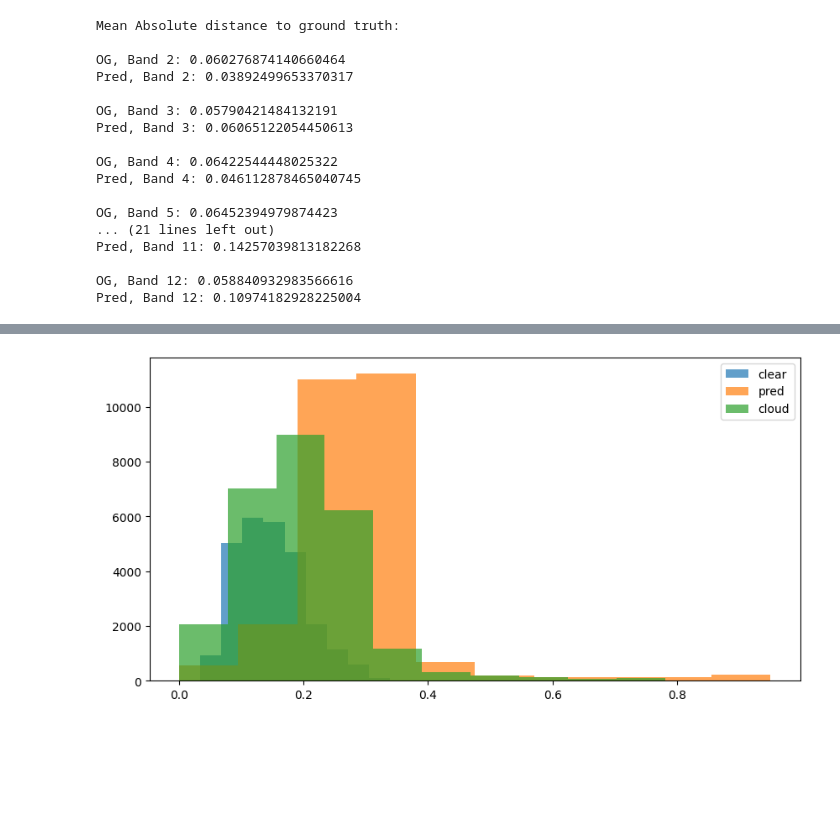
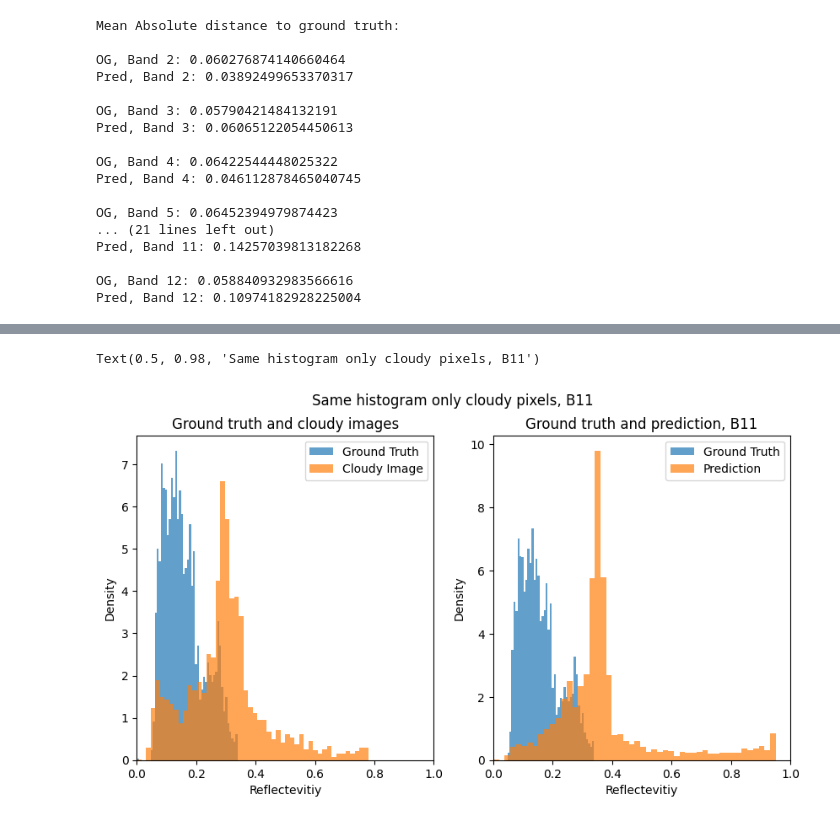
Before and after one commit to chiara-aisweden/cloud_rm, a Jupyter notebook: Cloud_rm/forest_agency_get_all_pairs.ipynb, the cells around one changed output, grey strips where cells are left out. Cells and saved outputs as stored; diff of their text form; code cells hidden in the pictures; blank space fills up the shorter version.

```diff
--- a/Cloud_rm/forest_agency_get_all_pairs.ipynb
+++ b/Cloud_rm/forest_agency_get_all_pairs.ipynb
@@ -520,7 +625,7 @@ Pred, Band 12: 0.10974182928225004
 # %%
-clear_array=np.zeros((1,12))
-pred_array=np.zeros((1,12))
-cloud_array=np.zeros((1,12))
+clear_array_c=np.zeros((1,12))
+pred_array_c=np.zeros((1,12))
+cloud_array_c=np.zeros((1,12))
 p_c=0
 percent=0.2
 for i,dir in enumerate(directories):
@@ -533,6 +638,11 @@ for i,dir in enumerate(directories):
         im_pred=ims_preds[j]
 
         im_shape=np.shape(im_pred)
+
+        cloud_mask=im_cloud[:,:,-1]
+        cloud_mask_r=np.reshape(cloud_mask,im_shape[0]*im_shape[1])
+        cloud_mask_r=cloud_mask_r>0
+
         im_pred_r=np.zeros((im_shape[0]*im_shape[1],im_shape[2])) #+1 for sun zenith angle
         im_clear_r=np.zeros((im_shape[0]*im_shape[1],im_shape[2])) #+1 for sun zenith angle
         im_cloud_r=np.zeros((im_shape[0]*im_shape[1],im_shape[2])) #+1 for sun zenith angle
@@ -541,17 +651,38 @@ for i,dir in enumerate(directories):
             im_clear_r[:,i]=np.reshape(im_clear[:,:,i],im_shape[0]*im_shape[1])
             im_cloud_r[:,i]=np.reshape(im_cloud[:,:,i],im_shape[0]*im_shape[1])
 
-        clear_array=np.concatenate((clear_array,im_clear_r[:,0:12]))
-        pred_array=np.concatenate((pred_array,im_pred_r))
-        cloud_array=np.concatenate((cloud_array,im_cloud_r))
+        im_pred_r=im_pred_r[cloud_mask_r,:]
+        im_clear_r=im_clear_r[cloud_mask_r,:]
+        im_cloud_r=im_cloud_r[cloud_mask_r,:]
+
+
+        clear_array_c=np.concatenate((clear_array_c,im_clear_r[:,0:12]))
+        pred_array_c=np.concatenate((pred_array_c,im_pred_r))
+        cloud_array_c=np.concatenate((cloud_array_c,im_cloud_r))
 
         p_c+=1
-# %%
-plt.rcParams['figure.figsize'] = [10, 5]
-plt.hist(clear_array[:,10],alpha=0.7)
-plt.hist(pred_array[:,10],alpha=0.7)
-plt.hist(cloud_array[:,10],alpha=0.7)
-plt.legend(['clear','pred','cloud'])
-plt.show()
-# %% [output]
-[figure, removed]
+# %%
+fig,axs=plt.subplots(ncols=2,nrows=1)
+axs[0]
+
+plt.rcParams['figure.figsize'] = [10, 5]
+axs[0].hist(clear_array_c[:,band],alpha=0.7,bins=50,density=True)
+axs[0].hist(cloud_array_c[:,band],alpha=0.7,bins=50,density=True)
+axs[0].set_xlim([0,1])
+axs[0].legend(['Ground Truth','Cloudy Image'])
+axs[0].set_xlabel('Reflectevitiy')
+axs[0].set_ylabel('Density')
+axs[0].set_title('Ground truth and cloudy images')
+
+axs[1].hist(clear_array_c[:,band],alpha=0.7,bins=50,density=True)
+axs[1].hist(pred_array_c[:,band],alpha=0.7,bins=50,density=True)
+axs[1].set_xlim([0,1])
+axs[1].legend(['Ground Truth','Prediction'])
+axs[1].set_xlabel('Reflectevitiy')
+axs[1].set_ylabel('Density')
+axs[1].set_title('Ground truth and prediction, B11')
+
+fig.suptitle('Same histogram only cloudy pixels, B11')
+# %% [output]
+Text(0.5, 0.98, 'Same histogram only cloudy pixels, B11')
+[figure, added]
```
Also changed, not shown: parts of 21 cells of this notebook, 2 other files.
